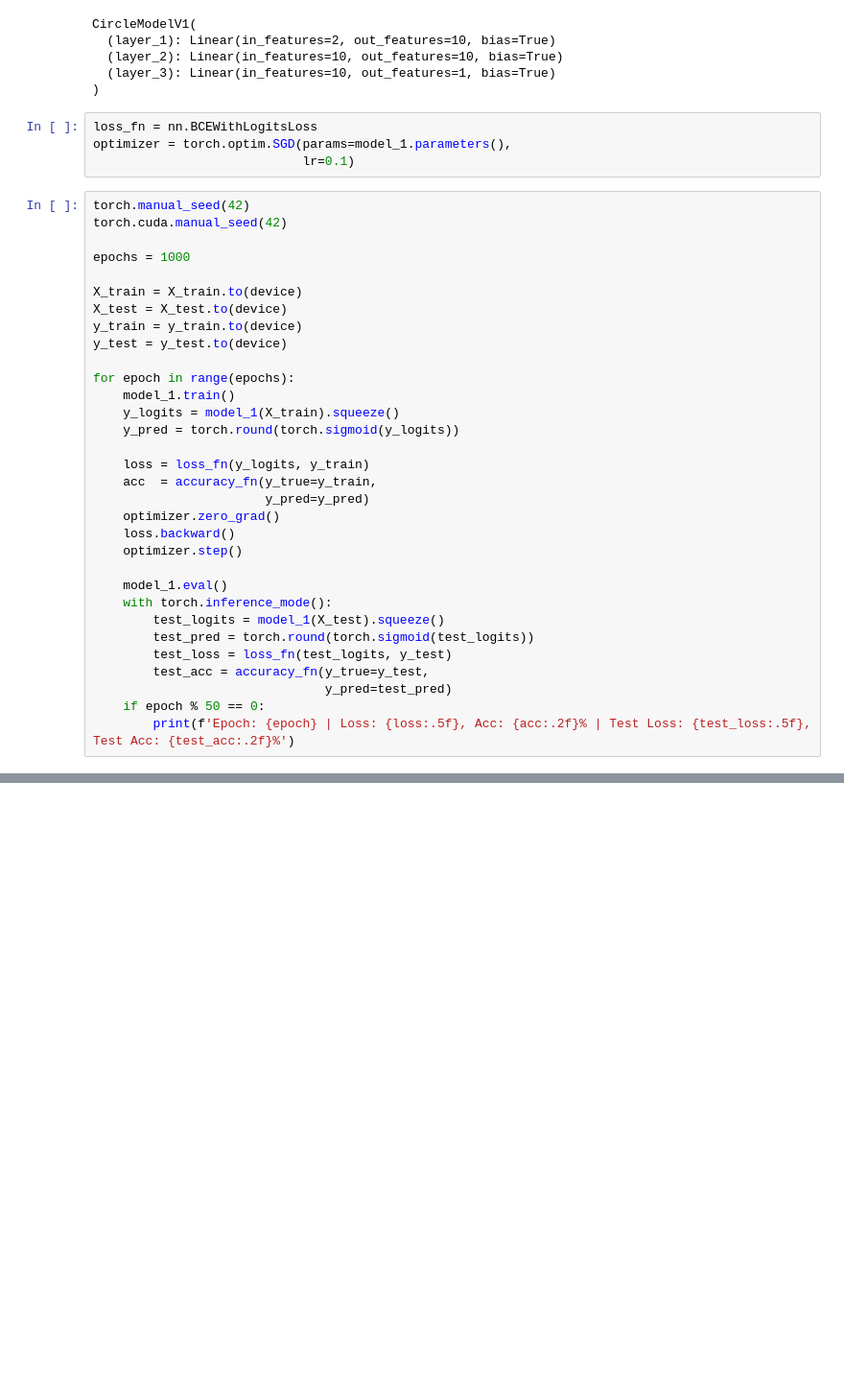
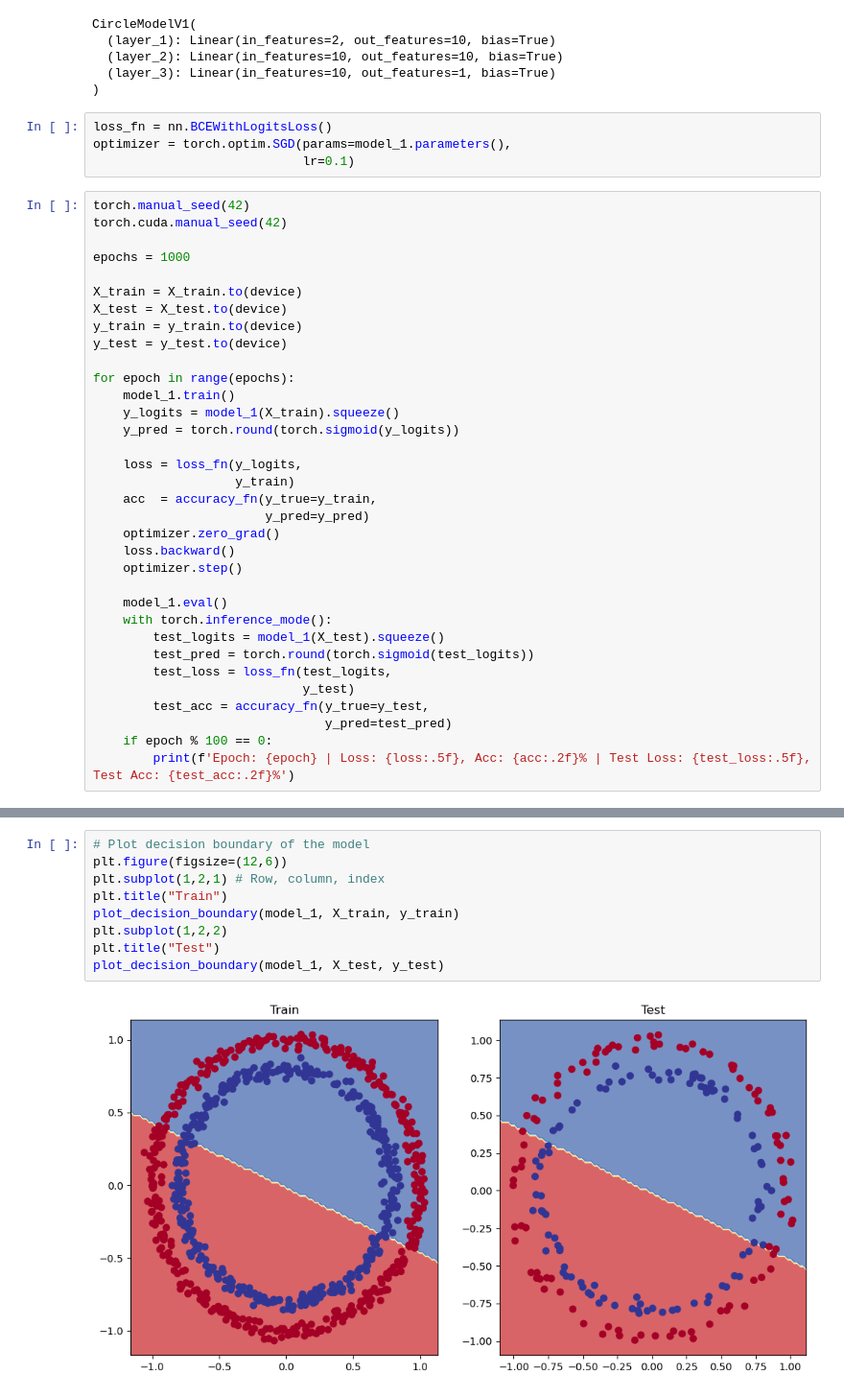
Before and after one commit to BurnTheBunsen/pytorch-deep-learning-test, a Jupyter notebook: NN_Classification_with_PyTorch.ipynb, the cells around one changed output, grey strips where cells are left out. Shown: that part at 96% size. Drawn from its saved outputs; the diff is of its cells as text; blank space fills up the shorter version.

```diff
--- a/NN_Classification_with_PyTorch.ipynb
+++ b/NN_Classification_with_PyTorch.ipynb
@@ -414,7 +414,7 @@ CircleModelV1(
   (layer_3): Linear(in_features=10, out_features=1, bias=True)
 )
 # %%
-loss_fn = nn.BCEWithLogitsLoss
+loss_fn = nn.BCEWithLogitsLoss()
 optimizer = torch.optim.SGD(params=model_1.parameters(),
                             lr=0.1)
 # %%
@@ -433,7 +433,8 @@ for epoch in range(epochs):
     y_logits = model_1(X_train).squeeze()
     y_pred = torch.round(torch.sigmoid(y_logits))
 
-    loss = loss_fn(y_logits, y_train)
+    loss = loss_fn(y_logits,
+                   y_train)
     acc  = accuracy_fn(y_true=y_train,
                        y_pred=y_pred)
     optimizer.zero_grad()
@@ -444,9 +445,10 @@ for epoch in range(epochs):
     with torch.inference_mode():
         test_logits = model_1(X_test).squeeze()
         test_pred = torch.round(torch.sigmoid(test_logits))
-        test_loss = loss_fn(test_logits, y_test)
+        test_loss = loss_fn(test_logits,
+                            y_test)
         test_acc = accuracy_fn(y_true=y_test,
                                y_pred=test_pred)
-    if epoch % 50 == 0:
+    if epoch % 100 == 0:
         print(f'Epoch: {epoch} | Loss: {loss:.5f}, Acc: {acc:.2f}% | Test Loss: {test_loss:.5f}, Test Acc: {test_acc:.2f}%')
 # %% [output]
@@ -453,0 +465,11 @@ RuntimeError: Boolean value of Tensor with more than one value is ambiguous
+# %%
+# Plot decision boundary of the model
+plt.figure(figsize=(12,6))
+plt.subplot(1,2,1) # Row, column, index
+plt.title("Train")
+plot_decision_boundary(model_1, X_train, y_train)
+plt.subplot(1,2,2)
+plt.title("Test")
+plot_decision_boundary(model_1, X_test, y_test)
+# %% [output]
+[figure, added]
```
Also changed, not shown: parts of 8 cells of this notebook.
